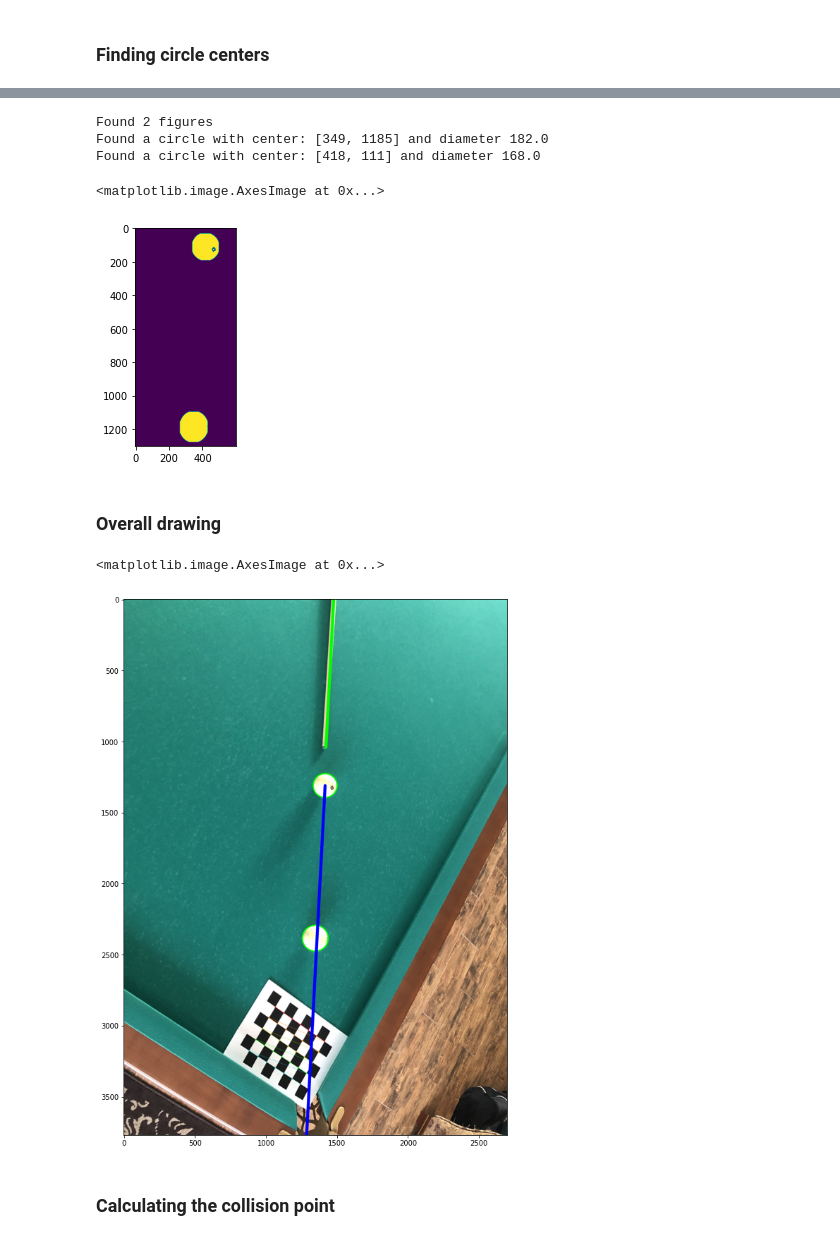
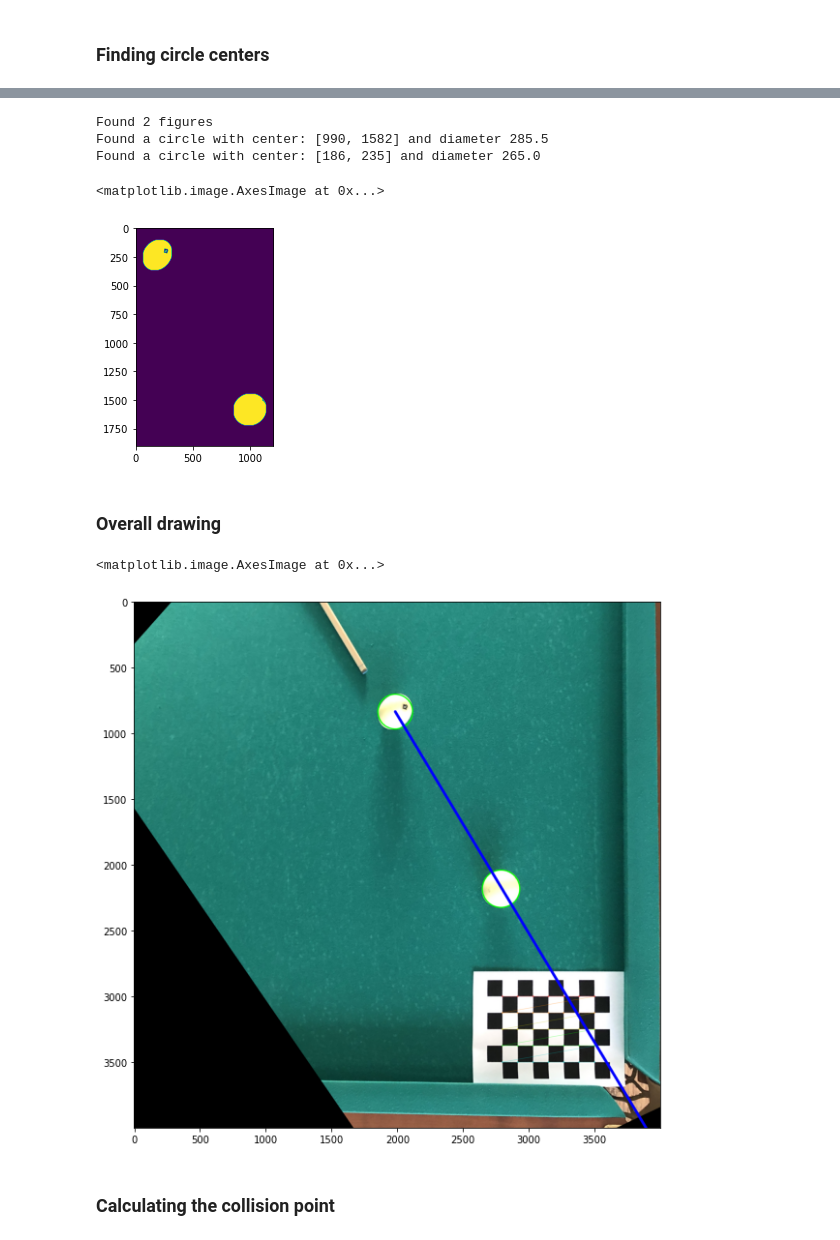
Before and after one commit to RukhovichIV/nnsu_cv_2021_fall, a Jupyter notebook: bonus_2.ipynb, the cells around one changed output, grey strips where cells are left out. Cells and saved outputs as stored; diff of their text form; code cells hidden in the pictures.

```diff
--- a/bonus_2.ipynb
+++ b/bonus_2.ipynb
@@ -61,7 +126,7 @@ plt.imshow(cv.cvtColor(undist_table, cv.COLOR_BGR2RGB))
 # %% [markdown]
 ### Finding the stick
 # %%
-stick_on_the_table = undist_table[:1100, :2000, :]
+stick_on_the_table = warped_table[:700, 1000:1900, :]
 plt.imshow(cv.cvtColor(stick_on_the_table, cv.COLOR_BGR2RGB))
 # %% [output]
 <matplotlib.image.AxesImage at 0x...>
@@ -69,5 +134,5 @@ plt.imshow(cv.cvtColor(stick_on_the_table, cv.COLOR_BGR2RGB))
 # %%
-_, binary_stick = cv.threshold(stick_on_the_table[:, :, 2],150,255,cv.THRESH_BINARY)
+_, binary_stick = cv.threshold(stick_on_the_table[:, :, 2],100,255,cv.THRESH_BINARY)
 plt.imshow(binary_stick, cmap="gray")
 # %% [output]
 <matplotlib.image.AxesImage at 0x...>
@@ -90,0 +140,9 @@ array([1479,    0])
+# %%
+contours, _ = cv.findContours(binary_stick, cv.RETR_EXTERNAL, cv.CHAIN_APPROX_SIMPLE)
+print(f"Found {len(contours)} figures")
+cpy = binary_stick.copy()
+for c in contours:
+    print(cv.minAreaRect(c))
+(stick_cx, stick_cy), (stick_width, stick_height), angle = cv.minAreaRect(contours[1])
+stick_angle = angle / 180 * math.pi
+print(f"Stick's angle is {stick_angle} rad")
@@ -91,8 +154,8 @@ array([1479,    0])
 # %% [markdown]
 ### Finding circle centers
 # %%
-x_ball_offset, y_ball_offset = 1200, 1000
-balls = undist_table[x_ball_offset:2500, y_ball_offset:1600, :]
+x_ball_offset, y_ball_offset = 600, 1800
+balls = warped_table[x_ball_offset:2500, y_ball_offset:3000, :]
 plt.imshow(cv.cvtColor(balls, cv.COLOR_BGR2RGB))
 # %% [output]
 <matplotlib.image.AxesImage at 0x...>
@@ -106,43 +169,42 @@ plt.imshow(binary_balls, cmap="gray")
 # %%
 contours, _ = cv.findContours(binary_balls, cv.RETR_EXTERNAL, cv.CHAIN_APPROX_NONE)
 print(f"Found {len(contours)} figures")
 centers = []
 radiuses = []
 for i, c in enumerate(contours):
     x, y, w, h = cv.boundingRect(c)
     cv.rectangle(binary_balls, (x, y), (x+w, y+h), (0, 255, 0), 8)
     cx = x + w // 2
     cy = y + h // 2
-    radius = (w + h) / 2
+    diameter = (w + h) / 2
     centers.append([cx, cy])
-    radiuses.append(radius / 2)
-    print(f"Found a circle with center: [{cx}, {cy}] and diameter {radius}")
+    radiuses.append(diameter / 2)
+    print(f"Found a circle with center: [{cx}, {cy}] and diameter {diameter}")
 centers = np.array(centers) + [y_ball_offset, x_ball_offset]
 plt.imshow(binary_balls)
 # %% [output]
 Found 2 figures
-Found a circle with center: [349, 1185] and diameter 182.0
-Found a circle with center: [418, 111] and diameter 168.0
+Found a circle with center: [990, 1582] and diameter 285.5
+Found a circle with center: [186, 235] and diameter 265.0
 <matplotlib.image.AxesImage at 0x...>
-[figure, old version]
+[figure, new version]
 # %% [markdown]
 ### Overall drawing
 # %%
 # BALL RADIUS IS NOT 56!
-undist_table_cpy = undist_table.copy()
-cv.line(undist_table_cpy, (upper_point[0], upper_point[1]), (lower_point[0], lower_point[1]), (0, 255, 0), 20)
+warped_table_cpy = warped_table.copy()
 for i, point in enumerate(centers):
-    cv.circle(undist_table_cpy, (point[0], point[1]), int(radiuses[i]), (0, 255, 0), 8)
+    cv.circle(warped_table_cpy, (point[0], point[1]), int(radiuses[i]), (0, 255, 0), 8)
 
-first_ball_x_endpoint = centers[1][0] + (undist_table_cpy.shape[0] - centers[1][1]) * (lower_point[0] - upper_point[0]) / (lower_point[1] - upper_point[1])
-cv.line(undist_table_cpy, (centers[1][0], centers[1][1]), (int(first_ball_x_endpoint), undist_table_cpy.shape[0]), (255, 0, 0), 20)
+first_ball_x_endpoint = centers[1][0] + (warped_table_cpy.shape[0] - centers[1][1]) / math.tan(stick_angle)
+cv.line(warped_table_cpy, (centers[1][0], centers[1][1]), (int(first_ball_x_endpoint), warped_table_cpy.shape[0]), (255, 0, 0), 20)
 
 scale_factor = 10
-plt.figure(figsize = (scale_factor, scale_factor * undist_table_cpy.shape[0] / undist_table_cpy.shape[1]))
-plt.imshow(cv.cvtColor(undist_table_cpy, cv.COLOR_BGR2RGB))
+plt.figure(figsize = (scale_factor, scale_factor * warped_table_cpy.shape[0] / warped_table_cpy.shape[1]))
+plt.imshow(cv.cvtColor(warped_table_cpy, cv.COLOR_BGR2RGB))
 # %% [output]
 <matplotlib.image.AxesImage at 0x...>
-[figure, old version]
+[figure, new version]
 # %% [markdown]
 ### Calculating the collision point
 # %%
```
Also changed, not shown: parts of 25 cells of this notebook.
